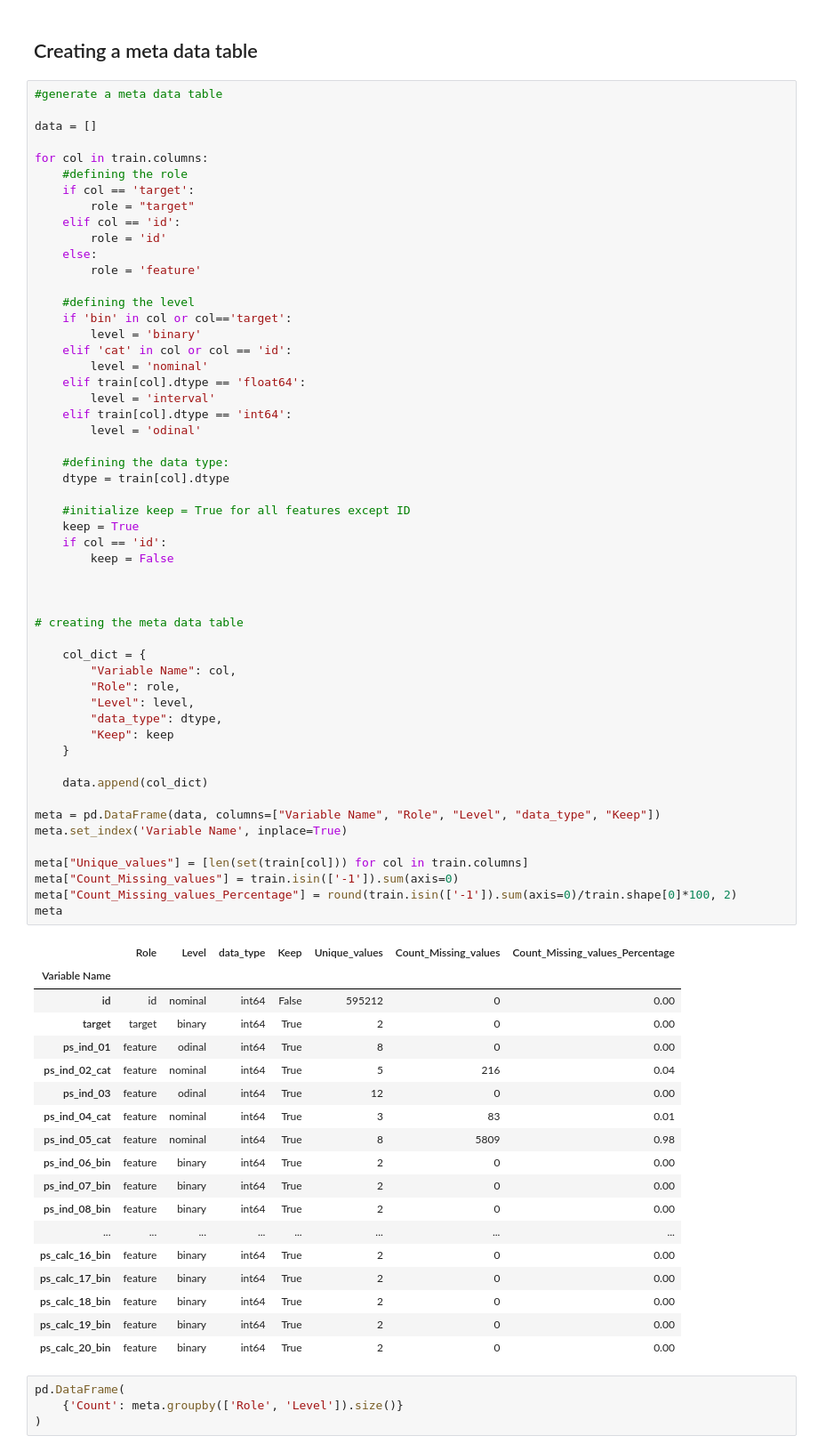
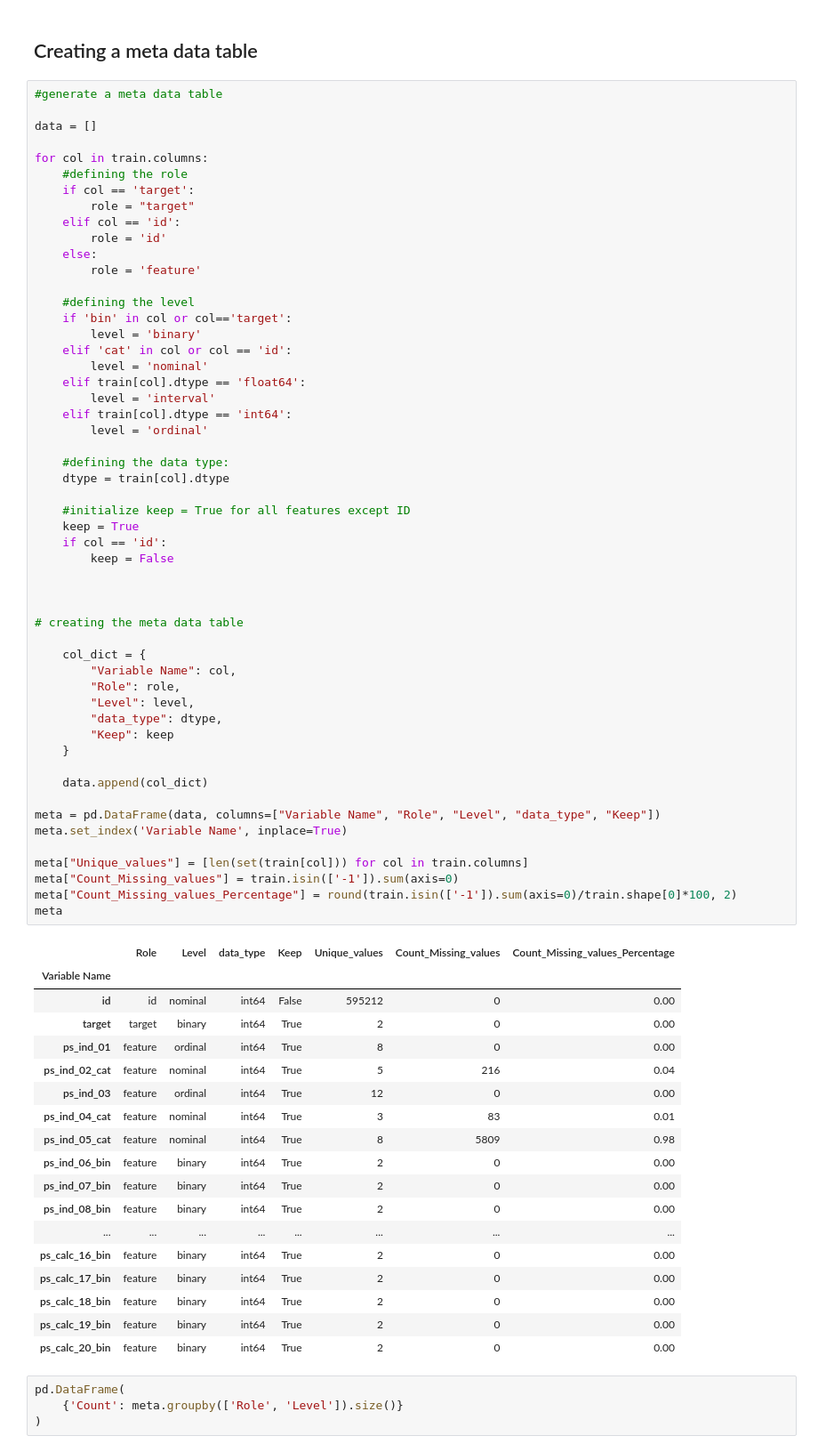
Before and after one commit to nichowu/Porto-Seguro-Safe-Driver-Prediction, a Jupyter notebook: porto-seguro-safe-driving.ipynb, the cells around one changed output. Shown at 89% size. Drawn from its saved outputs; the diff is of its cells as text.

```diff
--- a/porto-seguro-safe-driving.ipynb
+++ b/porto-seguro-safe-driving.ipynb
@@ -238,7 +262,7 @@ for col in train.columns:
     elif train[col].dtype == 'float64':
         level = 'interval'
     elif train[col].dtype == 'int64':
-        level = 'odinal'
+        level = 'ordinal'
 
     #defining the data type:
     dtype = train[col].dtype
@@ -247,36 +271,36 @@ for col in train.columns:
     keep = True
     if col == 'id':
         keep = False
 
 
 
 # creating the meta data table
 
     col_dict = {
         "Variable Name": col,
         "Role": role,
         "Level": level,
         "data_type": dtype,
         "Keep": keep
     }
 
     data.append(col_dict)
 
 meta = pd.DataFrame(data, columns=["Variable Name", "Role", "Level", "data_type", "Keep"])
 meta.set_index('Variable Name', inplace=True)
 
 meta["Unique_values"] = [len(set(train[col])) for col in train.columns]
 meta["Count_Missing_values"] = train.isin(['-1']).sum(axis=0)
 meta["Count_Missing_values_Percentage"] = round(train.isin(['-1']).sum(axis=0)/train.shape[0]*100, 2)
 meta
 # %% [output]
 |  | Role | Level | data_type | Keep | Unique_values | Count_Missing_values | Count_Missing_values_Percentage |
 | Variable Name |  |  |  |  |  |  |  |
 | id | id | nominal | int64 | False | 595212 | 0 | 0.00 |
 | target | target | binary | int64 | True | 2 | 0 | 0.00 |
-| ps_ind_01 | feature | odinal | int64 | True | 8 | 0 | 0.00 |
+| ps_ind_01 | feature | ordinal | int64 | True | 8 | 0 | 0.00 |
 | ps_ind_02_cat | feature | nominal | int64 | True | 5 | 216 | 0.04 |
-| ps_ind_03 | feature | odinal | int64 | True | 12 | 0 | 0.00 |
+| ps_ind_03 | feature | ordinal | int64 | True | 12 | 0 | 0.00 |
 | ps_ind_04_cat | feature | nominal | int64 | True | 3 | 83 | 0.01 |
 | ps_ind_05_cat | feature | nominal | int64 | True | 8 | 5809 | 0.98 |
 | ps_ind_06_bin | feature | binary | int64 | True | 2 | 0 | 0.00 |
```
Also changed, not shown: parts of 17 cells of this notebook.
